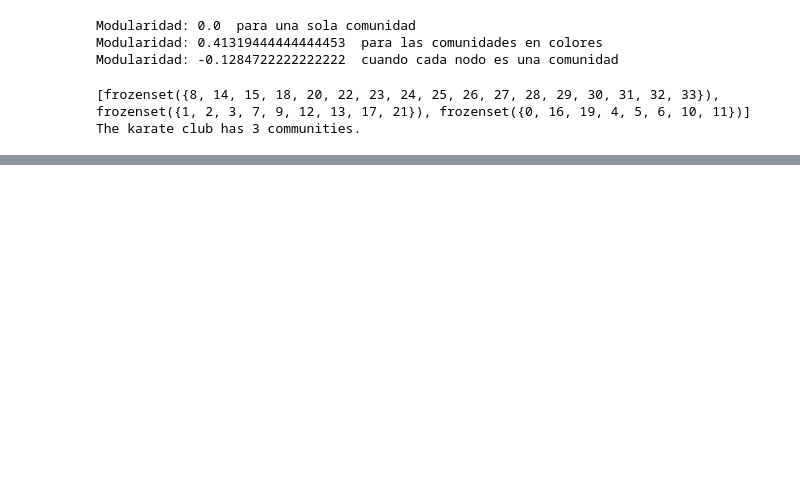
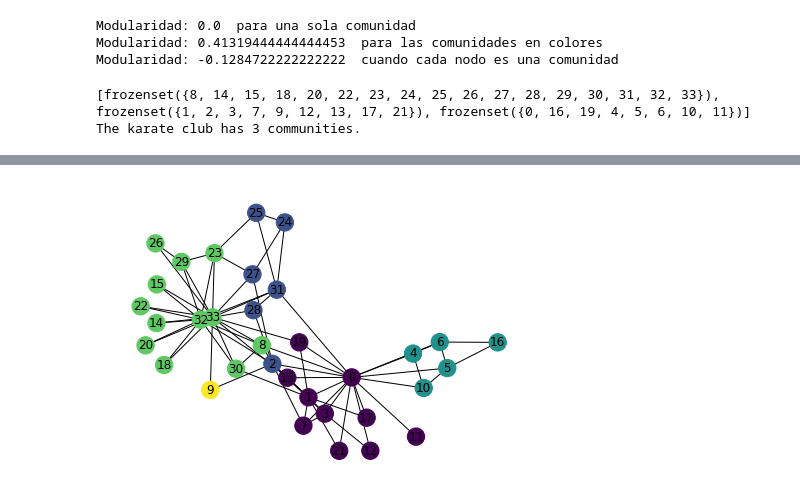
Before and after one commit to sgm1018/NuevasTecnologiasYEmpresa, a Jupyter notebook: Practica6_SergioGonzalezMartinez.ipynb, the cells around one changed output, grey strips where cells are left out. Drawn from its saved outputs; the diff is of its cells as text; code cells hidden in the pictures; blank space fills up the shorter version.

```diff
--- a/Practica6_SergioGonzalezMartinez.ipynb
+++ b/Practica6_SergioGonzalezMartinez.ipynb
@@ -201,0 +203,16 @@ print(getParticiones(G_karate))
+# %%
+# Mapa de la particion
+def create_partition_map(partition):
+    partition_map = {}
+    for idx, cluster_nodes in enumerate(partition):
+        for node in cluster_nodes:
+            partition_map[node] = idx
+    return partition_map
+# %%
+# Visualizacion de la red
+mejor_particion_map = create_partition_map(best_partition)
+mejor_particion_colores = [mejor_particion_map[node] for node in G.nodes()]
+
+nx.draw(G_karate, node_color=mejor_particion_colores, with_labels=True)
+# %% [output]
+[figure, added]
```
Also changed, not shown: parts of 13 cells of this notebook.
